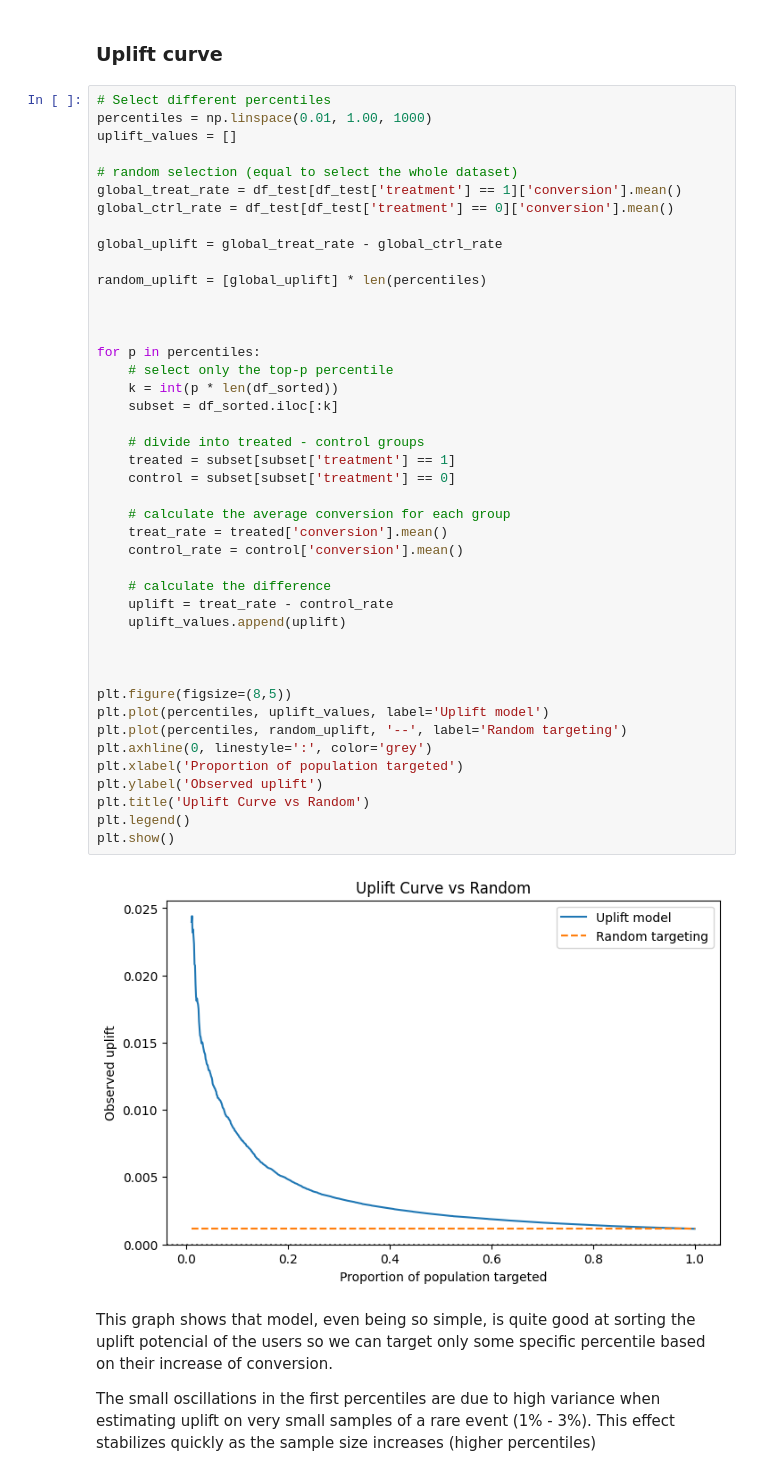
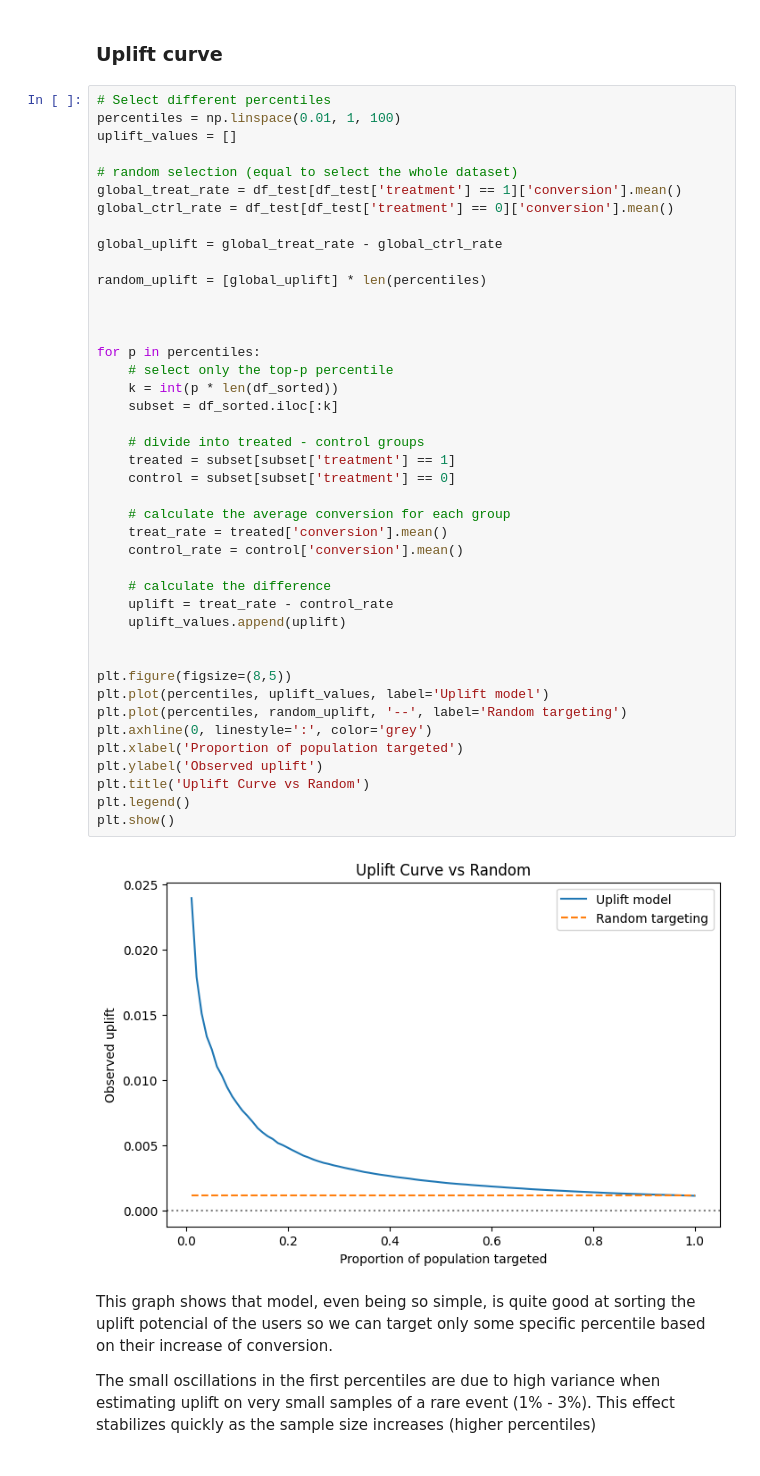
Before and after one commit to IvanMIbarburu/Uplift_marketing_proyect, a Jupyter notebook: notebooks/03_two_model_uplift.ipynb, the cells around one changed output. Drawn from its saved outputs; the diff is of its cells as text.

```diff
--- a/notebooks/03_two_model_uplift.ipynb
+++ b/notebooks/03_two_model_uplift.ipynb
@@ -174,7 +188,7 @@ Individual counterfactuals are unobservable, so uplift models are evaluated thro
 ### Uplift curve
 # %%
 # Select different percentiles
-percentiles = np.linspace(0.01, 1.00, 1000)
+percentiles = np.linspace(0.01, 1, 100)
 uplift_values = []
 
 # random selection (equal to select the whole dataset)
@@ -188,35 +202,34 @@ random_uplift = [global_uplift] * len(percentiles)
 
 
 for p in percentiles:
     # select only the top-p percentile
     k = int(p * len(df_sorted))
     subset = df_sorted.iloc[:k]
 
     # divide into treated - control groups
     treated = subset[subset['treatment'] == 1]
     control = subset[subset['treatment'] == 0]
 
     # calculate the average conversion for each group
     treat_rate = treated['conversion'].mean()
     control_rate = control['conversion'].mean()
 
     # calculate the difference
     uplift = treat_rate - control_rate
     uplift_values.append(uplift)
 
 
-
 plt.figure(figsize=(8,5))
 plt.plot(percentiles, uplift_values, label='Uplift model')
 plt.plot(percentiles, random_uplift, '--', label='Random targeting')
 plt.axhline(0, linestyle=':', color='grey')
 plt.xlabel('Proportion of population targeted')
 plt.ylabel('Observed uplift')
 plt.title('Uplift Curve vs Random')
 plt.legend()
 plt.show()
 # %% [output]
-[figure, old version]
+[figure, new version]
 # %% [markdown]
 
 This graph shows that model, even being so simple, is quite good at sorting the uplift potencial of the users so we can target only some specific percentile based on their increase of conversion.
```
Also changed, not shown: parts of 4 cells of this notebook, 6 other files.
